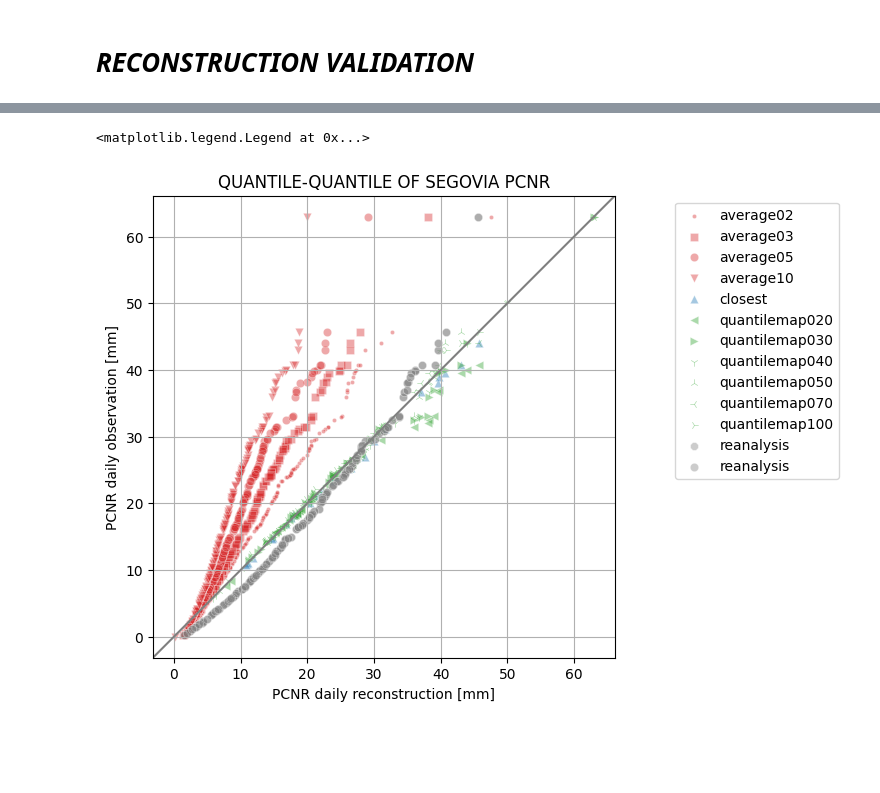
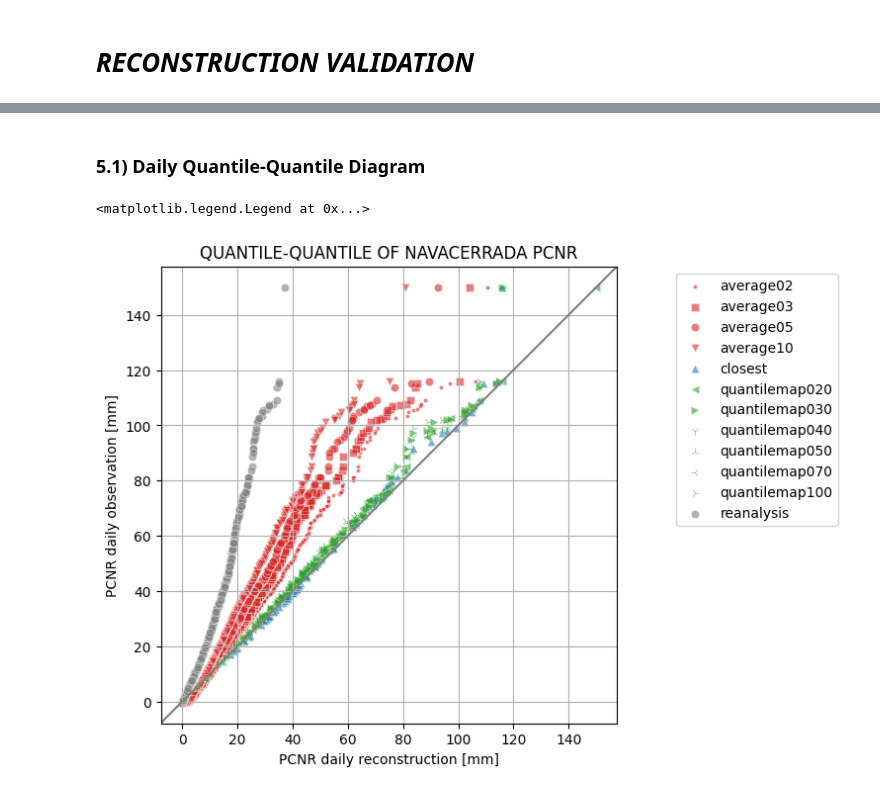
Before and after one commit to alvaro-gc95/RASCAL, a Jupyter notebook: Reconstruction Validation.ipynb, the cells around one changed output, grey strips where cells are left out. Saved outputs shown, nothing was run; the diff lists cells and outputs as text; code cells hidden in the pictures; blank space fills up the shorter version.

```diff
--- a/Reconstruction Validation.ipynb
+++ b/Reconstruction Validation.ipynb
@@ -29,7 +36,7 @@ reconstructions_directory = "./output/PCNR/SURF_71.162andSURF_72.162-SURF_71.162
 initial_year = 1900
 final_year = 2010
 
-station_to_validate = "segovia"
+station_to_validate = "navacerrada"
 variable_to_validate = "PCNR"
 
 groupings = {
@@ -439,31 +494,23 @@ for model, reconstruction in daily_ensemble.items():
         observation_monthly = observations.groupby(observations.index.month).mean()
         reanalysis_monthly = reanalysis_data_i.groupby(reanalysis_data_i.index.month).mean()
 
-    if "closest" in model:
-        color = "tab:blue"
-    elif "average" in model:
-        color = "tab:red"
-    elif "quantilemap" in model:
-        color = "tab:green"
-    else:
-        color = "grey"
-
     reconstruction_monthly["method"] = model
     reconstruction_monthly.index.name = "month"
 
     seasonality = pd.concat([seasonality, reconstruction_monthly])
 
-
 seasonality = seasonality.reset_index()
 
 sns.lineplot(ax=ax, data=seasonality, x="month", y=variable_to_validate, hue="method", palette="muted")
 reanalysis_monthly.columns = ["Reanalysis"]
-reanalysis_monthly.plot(ax=ax, color="grey", marker='*')
+reanalysis_monthly.plot(ax=ax, color="grey", marker='*', linewidth=3)
 observation_monthly.columns = ["Observations"]
-observation_monthly.plot(ax=ax, label="Observations", color="black", marker='o', alpha=0.6)
+observation_monthly.plot(ax=ax, label="Observations", color="black", marker='o', linewidth=3)
 ax.legend(loc="upper right", bbox_to_anchor=[1.5, 1], ncol=1)
 ax.set_xticks(range(1, 13))
 ax.set_xlim(1,12)
+ax.set_title("ANNUAL CYCLE OF " + station.name.upper() + " " + variable_to_validate)
+ax.set_ylabel(variable_to_validate + " " + units[variable_to_validate])
 ax.grid()
 ax.set_xticklabels(['J', 'F', 'M', 'A', 'M', 'J', 'J', 'A', 'S', 'O', 'N', 'D'])
 # %% [output]
@@ -485,3 +534,5 @@ ax.set_xticklabels(['J', 'F', 'M', 'A', 'M', 'J', 'J', 'A', 'S', 'O', 'N', 'D'])
+# %% [markdown]
+### 5.1) Daily Quantile-Quantile Diagram
 # %%
 fig = plt.figure(figsize=(8, 6))
 ax = fig.subplots()
@@ -503,37 +554,37 @@ for i, (model, reconstruction) in enumerate(daily_ensemble.items()):
         color = "grey"
 
     sns.scatterplot(
         data=quantiles,
-        x='Reconstruction',
-        y='Observation',
+        x='Predicted',
+        y='Observed',
         ax=ax,
-        alpha=0.4,
+        alpha=0.6,
         color=color,
         label=model,
         marker=list(Line2D.markers.keys())[i]
     )
 
 reanalysis_quantiles = rascal.skill_evaluation.quantile_plots(
         predicted=reanalysis_data_daily,
         observed=station_data_daily
     )
 
 sns.scatterplot(
         data=reanalysis_quantiles,
-        x='Reconstruction',
-        y='Observation',
+        x='Predicted',
+        y='Observed',
         ax=ax,
-        alpha=0.4,
+        alpha=0.6,
         color="grey",
         label="reanalysis"
 )
 ax.axline([0, 0], [1, 1], color='grey')
 ax.set_aspect('equal')
 ax.grid()
 ax.set_title("QUANTILE-QUANTILE OF " + station.name.upper() + " " + variable_to_validate)
 ax.set_ylabel(variable_to_validate + " daily observation " + units[variable_to_validate])
 ax.set_xlabel(variable_to_validate + " daily reconstruction " + units[variable_to_validate])
 ax.legend(loc="upper right", bbox_to_anchor=[1.5, 1], ncol=int(np.ceil(len(daily_ensemble)/20)))
 # %% [output]
 <matplotlib.legend.Legend at 0x...>
-[figure, old version]
+[figure, new version]
```
Also changed, not shown: parts of 63 cells of this notebook.
